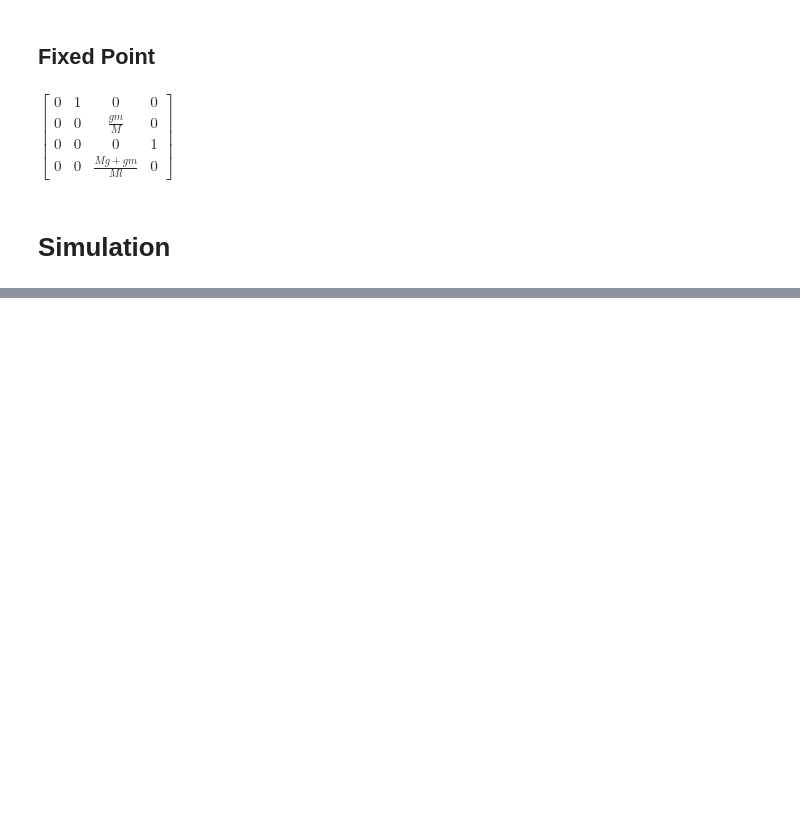
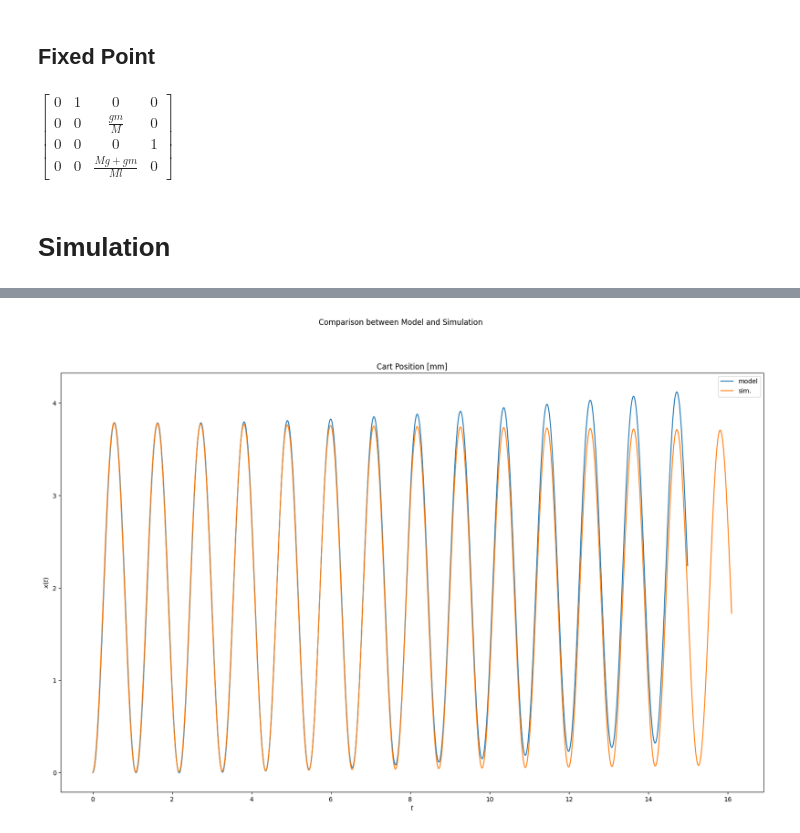
Before and after one commit to meunomemauricio/pendulums, a Jupyter notebook: analysis/frictionless_model.ipynb, the cells around one changed output, grey strips where cells are left out. Saved outputs shown, nothing was run; the diff lists cells and outputs as text; code cells hidden in the pictures; blank space fills up the shorter version.

```diff
--- a/analysis/frictionless_model.ipynb
+++ b/analysis/frictionless_model.ipynb
@@ -228,0 +232,4 @@ plt.show()
+# %%
+rec_df = pd.read_csv("recordings/cart_2023-06-13_16:03:43.csv")
+rec_df.index = pd.Index(rec_df.index * rec_df["interval"])
+rec_df.tail()
@@ -228,0 +243,11 @@ plt.show()
+# %%
+plt.plot(nl_solution.t, nl_solution.y[0], "C0", label="model")
+plt.plot(rec_df.index, rec_df["cart_x"], "C1", label="sim.")
+plt.legend()
+plt.title("Cart Position [mm]")
+plt.suptitle("Comparison between Model and Simulation")
+plt.xlabel("$t$")
+plt.ylabel("$x(t)$")
+plt.show()
+# %% [output]
+[figure, added]
```
Also changed, not shown: parts of 8 cells of this notebook, 1 other file.
